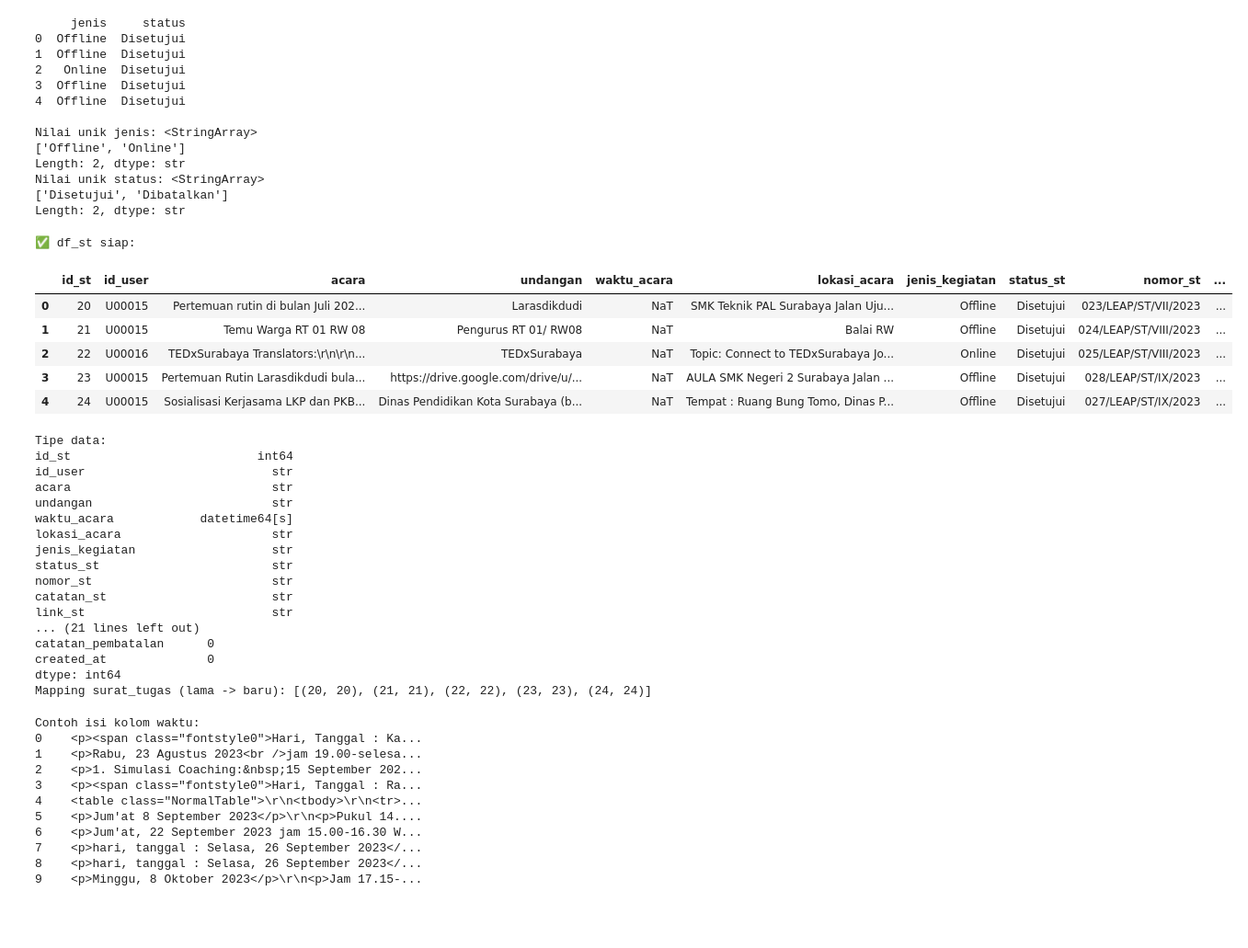
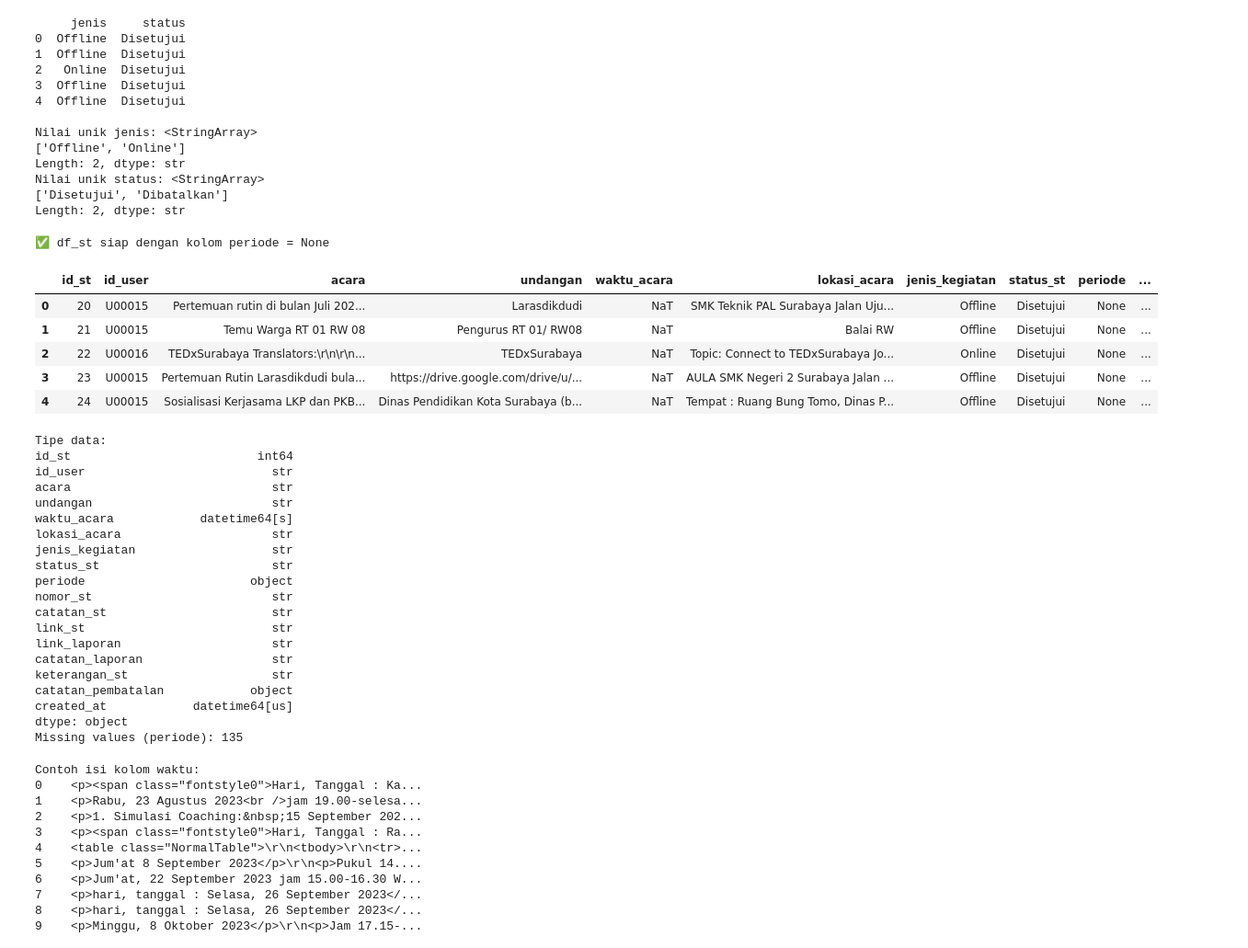
Before and after one commit to umamhaniff/DB_Migration_Leap, a Jupyter notebook: fase_3/script_afrida.ipynb, the cells around one changed output. Shown at 92% size. Cells and saved outputs as stored; diff of their text form; code cells hidden in the pictures; blank space fills up the shorter version.

```diff
--- a/fase_3/script_afrida.ipynb
+++ b/fase_3/script_afrida.ipynb
@@ -492,48 +524,44 @@ Nilai unik status: <StringArray>
 ['Disetujui', 'Dibatalkan']
 Length: 2, dtype: str
 # %%
-# 1. Konversi waktu (teks) ke datetime, error='coerce' agar yang gagal jadi NaT
+# 1. Konversi waktu (teks) ke datetime
 df_st_raw['waktu_dt'] = pd.to_datetime(df_st_raw['waktu'], errors='coerce')
 
-# 2. Bentuk DataFrame final
+# 2. Bentuk DataFrame final DENGAN KOLOM 'periode'
 df_st = pd.DataFrame({
-    'id_st': df_st_raw['idsurat'],                # kita pertahankan ID integer dari lama
+    'id_st': df_st_raw['idsurat'],                # ID lama (sesuai kode sebelumnya)
     'id_user': df_st_raw['idusers'].str.strip(),
     'acara': df_st_raw['acara'].str.strip(),
     'undangan': df_st_raw['undangan'].str.strip(),
-    'waktu_acara': df_st_raw['waktu_dt'],         # sudah datetime
+    'waktu_acara': df_st_raw['waktu_dt'],
     'lokasi_acara': df_st_raw['lokasi'].str.strip(),
-    'jenis_kegiatan': df_st_raw['jenis'].str.strip(),  # sudah 'Offline'/'Online'
-    'status_st': df_st_raw['status'].str.strip(),      # sudah 'Disetujui'/'Dibatalkan'
+    'jenis_kegiatan': df_st_raw['jenis'].str.strip(),
+    'status_st': df_st_raw['status'].str.strip(),
+    'periode': None,   # 🔥 TAMBAHKAN: NULL karena db_future nullable dan tidak ada sumber data
     'nomor_st': df_st_raw['nosurat'].fillna('').str.strip(),
     'catatan_st': df_st_raw['catatan'].fillna('').str.strip(),
     'link_st': df_st_raw['link'].fillna('').str.strip(),
     'link_laporan': df_st_raw['linklaporan'].fillna('').str.strip(),
     'catatan_laporan': df_st_raw['notelaporan'].fillna('').str.strip(),
     'keterangan_st': df_st_raw['ket'].fillna('').str.strip(),
     'catatan_pembatalan': df_st_raw['notebatal'].fillna('').str.strip(),
     'created_at': pd.to_datetime(df_st_raw['created_at'])
 })
 
 # 3. Cek hasil
-print("✅ df_st siap:")
+print("✅ df_st siap dengan kolom periode = None")
 display(df_st.head())
 print("Tipe data:")
 print(df_st.dtypes)
-print("Missing values:")
-print(df_st.isnull().sum())
-
-# 4. Simpan mapping id_st (lama -> baru, sebenarnya sama)
-mapping_st = dict(zip(df_st_raw['idsurat'], df_st['id_st']))
-print("Mapping surat_tugas (lama -> baru):", list(mapping_st.items())[:5])
+print("Missing values (periode):", df_st['periode'].isnull().sum())
 # %% [output]
-✅ df_st siap:
+✅ df_st siap dengan kolom periode = None
-|  | id_st | id_user | acara | undangan | waktu_acara | lokasi_acara | jenis_kegiatan | status_st | nomor_st | ... |
-| 0 | 20 | U00015 | Pertemuan rutin di bulan Juli 202... | Larasdikdudi | NaT | SMK Teknik PAL Surabaya Jalan Uju... | Offline | Disetujui | 023/LEAP/ST/VII/2023 | ... |
-| 1 | 21 | U00015 | Temu Warga RT 01 RW 08 | Pengurus RT 01/ RW08 | NaT | Balai RW | Offline | Disetujui | 024/LEAP/ST/VIII/2023 | ... |
-| 2 | 22 | U00016 | TEDxSurabaya Translators:\r\n\r\n... | TEDxSurabaya | NaT | Topic: Connect to TEDxSurabaya Jo... | Online | Disetujui | 025/LEAP/ST/VIII/2023 | ... |
-| 3 | 23 | U00015 | Pertemuan Rutin Larasdikdudi bula... | https://drive.google.com/drive/u/... | NaT | AULA SMK Negeri 2 Surabaya Jalan ... | Offline | Disetujui | 028/LEAP/ST/IX/2023 | ... |
-| 4 | 24 | U00015 | Sosialisasi Kerjasama LKP dan PKB... | Dinas Pendidikan Kota Surabaya (b... | NaT | Tempat : Ruang Bung Tomo, Dinas P... | Offline | Disetujui | 027/LEAP/ST/IX/2023 | ... |
+|  | id_st | id_user | acara | undangan | waktu_acara | lokasi_acara | jenis_kegiatan | status_st | periode | ... |
+| 0 | 20 | U00015 | Pertemuan rutin di bulan Juli 202... | Larasdikdudi | NaT | SMK Teknik PAL Surabaya Jalan Uju... | Offline | Disetujui | None | ... |
+| 1 | 21 | U00015 | Temu Warga RT 01 RW 08 | Pengurus RT 01/ RW08 | NaT | Balai RW | Offline | Disetujui | None | ... |
+| 2 | 22 | U00016 | TEDxSurabaya Translators:\r\n\r\n... | TEDxSurabaya | NaT | Topic: Connect to TEDxSurabaya Jo... | Online | Disetujui | None | ... |
+| 3 | 23 | U00015 | Pertemuan Rutin Larasdikdudi bula... | https://drive.google.com/drive/u/... | NaT | AULA SMK Negeri 2 Surabaya Jalan ... | Offline | Disetujui | None | ... |
+| 4 | 24 | U00015 | Sosialisasi Kerjasama LKP dan PKB... | Dinas Pendidikan Kota Surabaya (b... | NaT | Tempat : Ruang Bung Tomo, Dinas P... | Offline | Disetujui | None | ... |
 Tipe data:
 id_st                          int64
 id_user                          str
@@ -543,14 +571,17 @@ waktu_acara            datetime64[s]
 lokasi_acara                     str
 jenis_kegiatan                   str
 status_st                        str
+periode                       object
 nomor_st                         str
 catatan_st                       str
 link_st                          str
-... (21 lines left out)
-catatan_pembatalan      0
-created_at              0
-dtype: int64
-Mapping surat_tugas (lama -> baru): [(20, 20), (21, 21), (22, 22), (23, 23), (24, 24)]
+link_laporan                     str
+catatan_laporan                  str
+keterangan_st                    str
+catatan_pembatalan            object
+created_at            datetime64[us]
+dtype: object
+Missing values (periode): 135
 # %%
 print("Contoh isi kolom waktu:")
 print(df_st_raw['waktu'].head(10))
```
Also changed, not shown: parts of 25 cells of this notebook, 14 other files.
